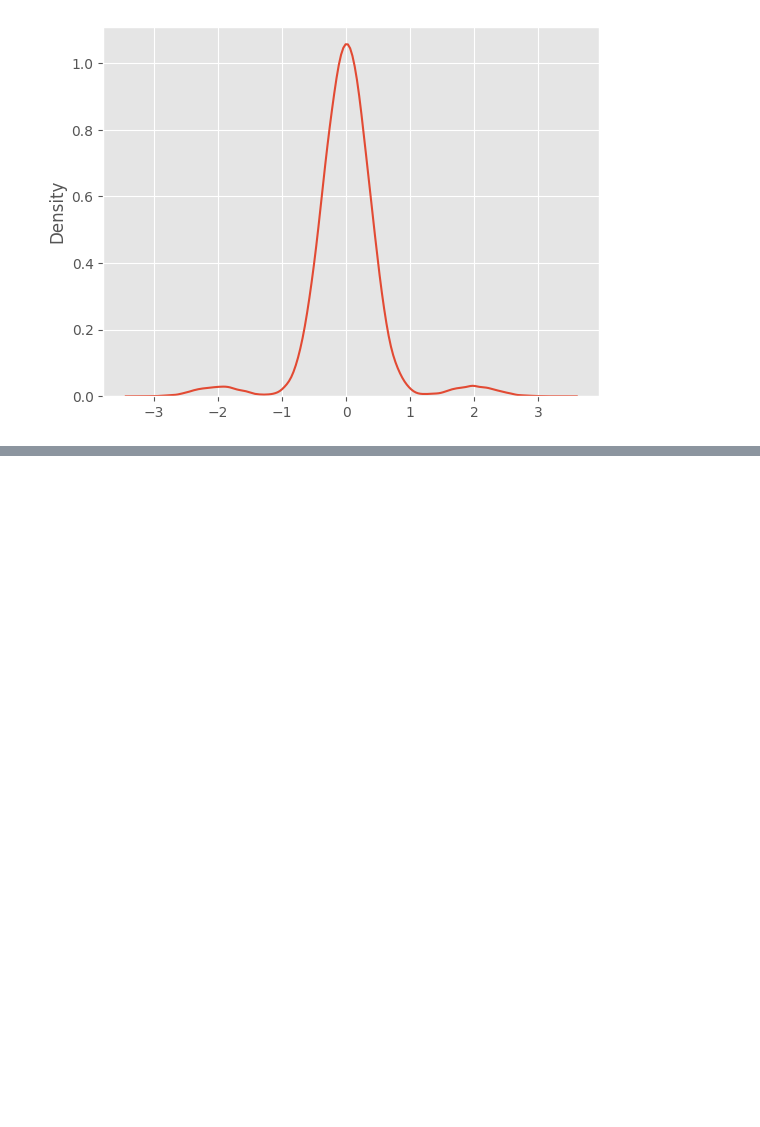
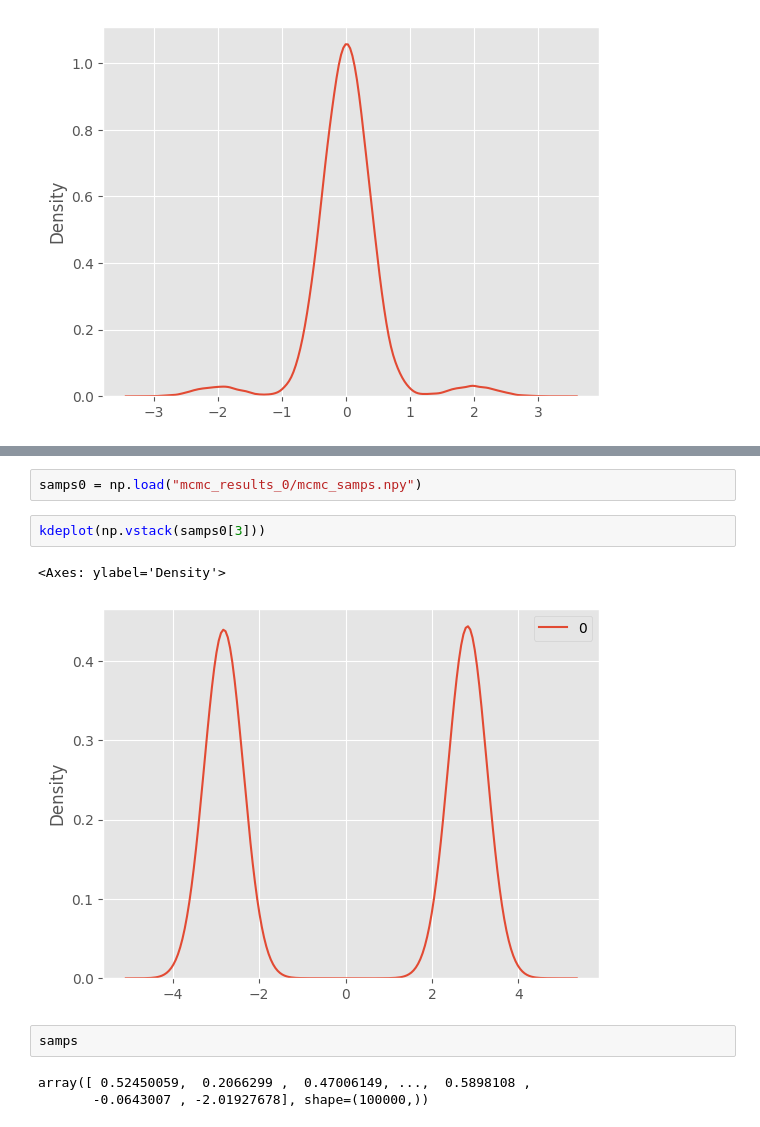
Before and after one commit to abjohnson117/TransportVsMcmcExperiments, a Jupyter notebook: 8gaussians/8gaussians_test.ipynb, the cells around one changed output, grey strips where cells are left out. Cells and saved outputs as stored; diff of their text form; blank space fills up the shorter version.

```diff
--- a/8gaussians/8gaussians_test.ipynb
+++ b/8gaussians/8gaussians_test.ipynb
@@ -187,0 +242,12 @@ kdeplot(samps)
+# %%
+samps0 = np.load("mcmc_results_0/mcmc_samps.npy")
+# %%
+kdeplot(np.vstack(samps0[3]))
+# %% [output]
+<Axes: ylabel='Density'>
+[figure, added]
+# %%
+samps
+# %% [output]
+array([ 0.52450059,  0.2066299 ,  0.47006149, ...,  0.5898108 ,
+       -0.0643007 , -2.01927678], shape=(100000,))
```
Also changed, not shown: parts of 11 cells of this notebook, 27 other files.
